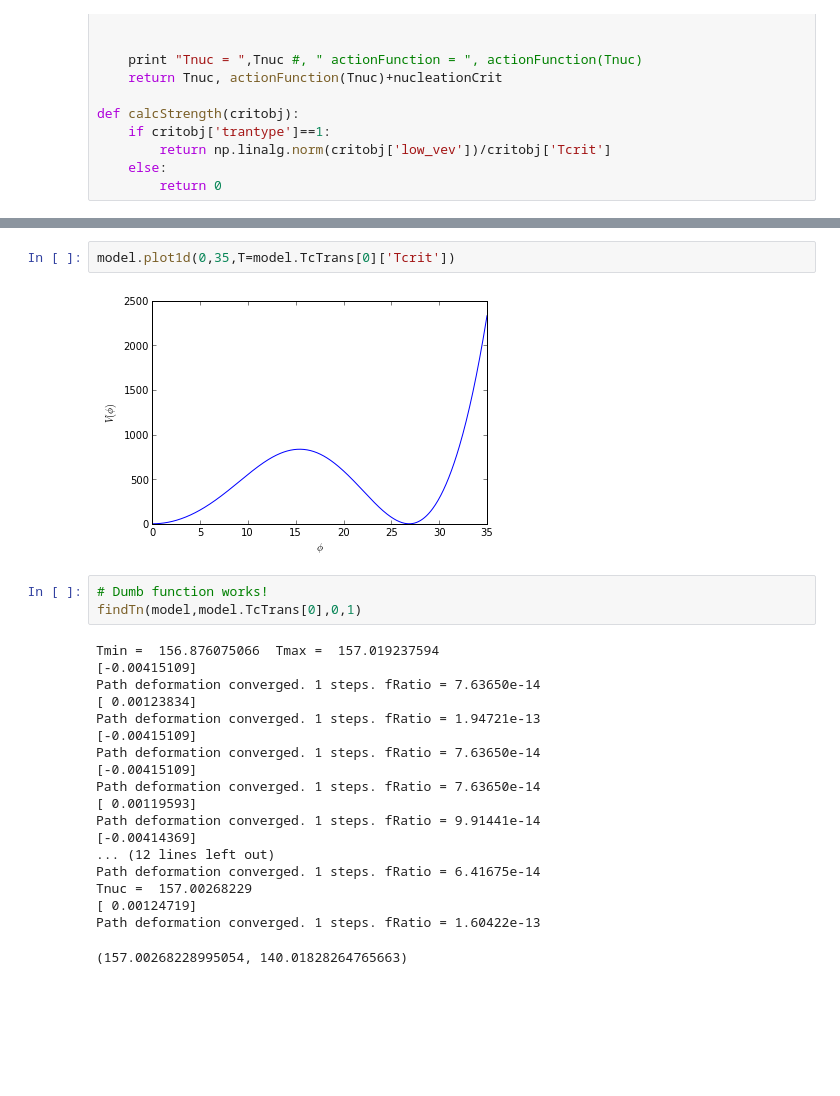
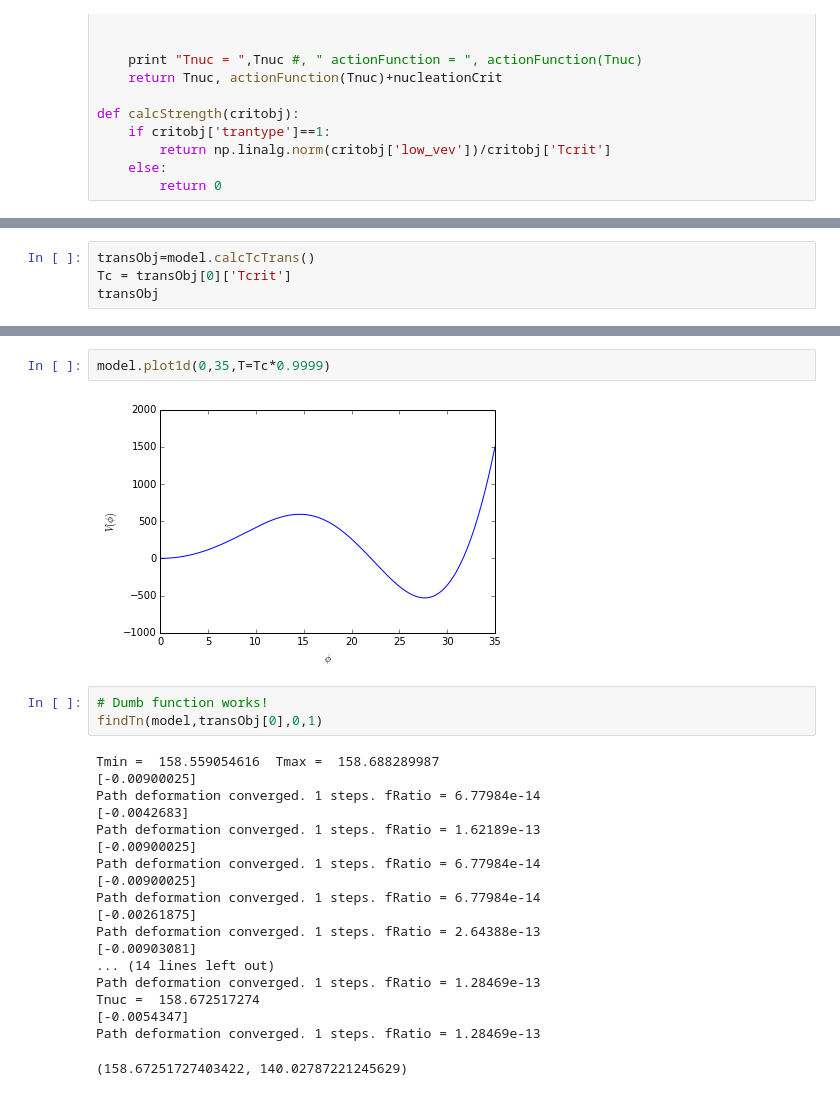
Before and after one commit to nblinov/ct_sm, a Jupyter notebook: sm_example.ipynb, the cells around one changed output, grey strips where cells are left out. Drawn from its saved outputs; the diff is of its cells as text; blank space fills up the shorter version.

```diff
--- a/sm_example.ipynb
+++ b/sm_example.ipynb
@@ -247,0 +173,4 @@ model.calcTcTrans()
+# %%
+transObj=model.calcTcTrans()
+Tc = transObj[0]['Tcrit']
+transObj
@@ -257,26 +197,26 @@ model.findAllTransitions()
 # %%
-model.plot1d(0,35,T=model.TcTrans[0]['Tcrit'])
+model.plot1d(0,35,T=Tc*0.9999)
 # %% [output]
-[figure, old version]
+[figure, new version]
 # %%
 # Dumb function works!
-findTn(model,model.TcTrans[0],0,1)
+findTn(model,transObj[0],0,1)
 # %% [output]
-Tmin =  156.876075066  Tmax =  157.019237594
-[-0.00415109]
-Path deformation converged. 1 steps. fRatio = 7.63650e-14
-[ 0.00123834]
-Path deformation converged. 1 steps. fRatio = 1.94721e-13
-[-0.00415109]
-Path deformation converged. 1 steps. fRatio = 7.63650e-14
-[-0.00415109]
-Path deformation converged. 1 steps. fRatio = 7.63650e-14
-[ 0.00119593]
-Path deformation converged. 1 steps. fRatio = 9.91441e-14
-[-0.00414369]
-... (12 lines left out)
-Path deformation converged. 1 steps. fRatio = 6.41675e-14
-Tnuc =  157.00268229
-[ 0.00124719]
-Path deformation converged. 1 steps. fRatio = 1.60422e-13
+Tmin =  158.559054616  Tmax =  158.688289987
+[-0.00900025]
+Path deformation converged. 1 steps. fRatio = 6.77984e-14
+[-0.0042683]
+Path deformation converged. 1 steps. fRatio = 1.62189e-13
+[-0.00900025]
+Path deformation converged. 1 steps. fRatio = 6.77984e-14
+[-0.00900025]
+Path deformation converged. 1 steps. fRatio = 6.77984e-14
+[-0.00261875]
+Path deformation converged. 1 steps. fRatio = 2.64388e-13
+[-0.00903081]
+... (14 lines left out)
+Path deformation converged. 1 steps. fRatio = 1.28469e-13
+Tnuc =  158.672517274
+[-0.0054347]
+Path deformation converged. 1 steps. fRatio = 1.28469e-13
-(157.00268228995054, 140.01828264765663)
+(158.67251727403422, 140.02787221245629)
```
Also changed, not shown: parts of 27 cells of this notebook, 1 other file.
